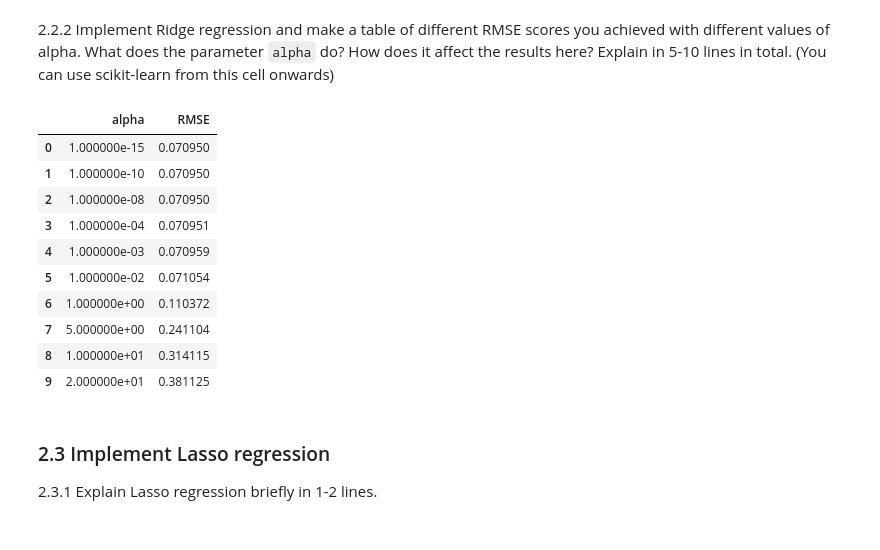
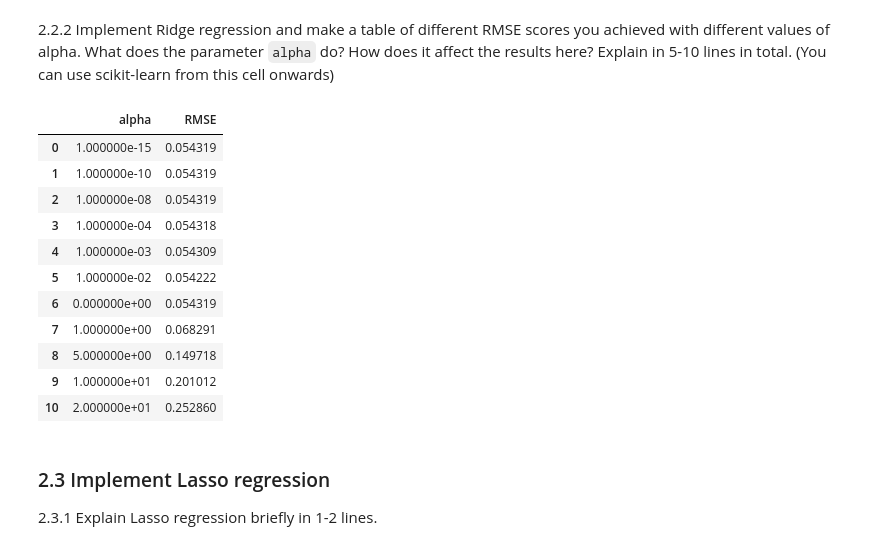
Before and after one commit to soumodiptab/Statistical-Methods-In-AI-Spring-22, a Jupyter notebook: Assignment2/2021201086_Assignment2_Q2.ipynb, the cells around one changed output. Cells and saved outputs as stored; diff of their text form; code cells hidden in the pictures.

```diff
--- a/Assignment2/2021201086_Assignment2_Q2.ipynb
+++ b/Assignment2/2021201086_Assignment2_Q2.ipynb
@@ -75,7 +75,7 @@ def gradient_descent(x,y,learning_rate,epochs):
         cost.append(cost_func(y,y_pred))
     return w,epoch,cost
 # %%
-weights,epochs,cost=gradient_descent(x_train,y_train,0.01,100)
+weights,epochs,cost=gradient_descent(x_train,y_train,1e-1,1000)
 plt.xlabel('Epochs')
 plt.ylabel('cost')
 plt.plot(epochs,cost)
@@ -132,32 +140,33 @@ plt.show()
 # %%
 # you should not have imported sklearn before this point
 import sklearn
 import pandas as pd
 from sklearn.linear_model import Ridge
 from sklearn.metrics import mean_squared_error
 # implement Ridge regression and make a table where you explore the effect of different values of `alpha`
-alphas = [1e-15, 1e-10, 1e-8, 1e-4, 1e-3,1e-2, 1, 5, 10, 20]
+alphas = [1e-15, 1e-10, 1e-8, 1e-4, 1e-3,1e-2,0, 1, 5, 10, 20]
 rmses=[]
 for a in alphas:
     model=Ridge(alpha=a)
     model.fit(x_train,y_train)
     y_pred=model.predict(x_test)
     rmse=mean_squared_error(y_test, y_pred, squared=False)
     rmses.append(rmse)
 df=pd.DataFrame(list(zip(alphas,rmses)),columns=['alpha','RMSE'])
 df
 # %% [output]
 |  | alpha | RMSE |
-| 0 | 1.000000e-15 | 0.070950 |
-| 1 | 1.000000e-10 | 0.070950 |
-| 2 | 1.000000e-08 | 0.070950 |
-| 3 | 1.000000e-04 | 0.070951 |
-| 4 | 1.000000e-03 | 0.070959 |
-| 5 | 1.000000e-02 | 0.071054 |
-| 6 | 1.000000e+00 | 0.110372 |
-| 7 | 5.000000e+00 | 0.241104 |
-| 8 | 1.000000e+01 | 0.314115 |
-| 9 | 2.000000e+01 | 0.381125 |
+| 0 | 1.000000e-15 | 0.054319 |
+| 1 | 1.000000e-10 | 0.054319 |
+| 2 | 1.000000e-08 | 0.054319 |
+| 3 | 1.000000e-04 | 0.054318 |
+| 4 | 1.000000e-03 | 0.054309 |
+| 5 | 1.000000e-02 | 0.054222 |
+| 6 | 0.000000e+00 | 0.054319 |
+| 7 | 1.000000e+00 | 0.068291 |
+| 8 | 5.000000e+00 | 0.149718 |
+| 9 | 1.000000e+01 | 0.201012 |
+| 10 | 2.000000e+01 | 0.252860 |
 # %% [markdown]
 ### 2.3 Implement Lasso regression
 2.3.1 Explain Lasso regression briefly in 1-2 lines.
```
Also changed, not shown: parts of 4 cells of this notebook, 2 other files.
